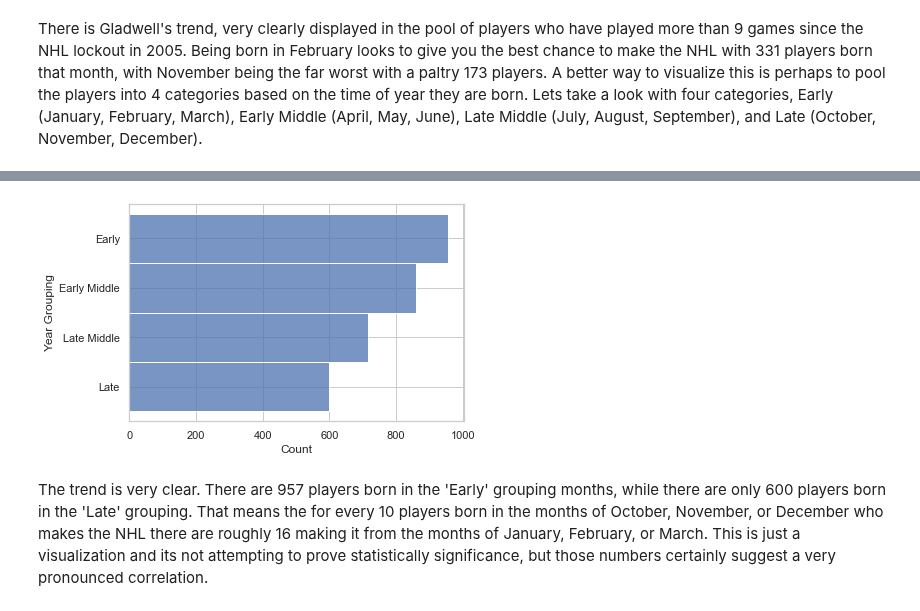
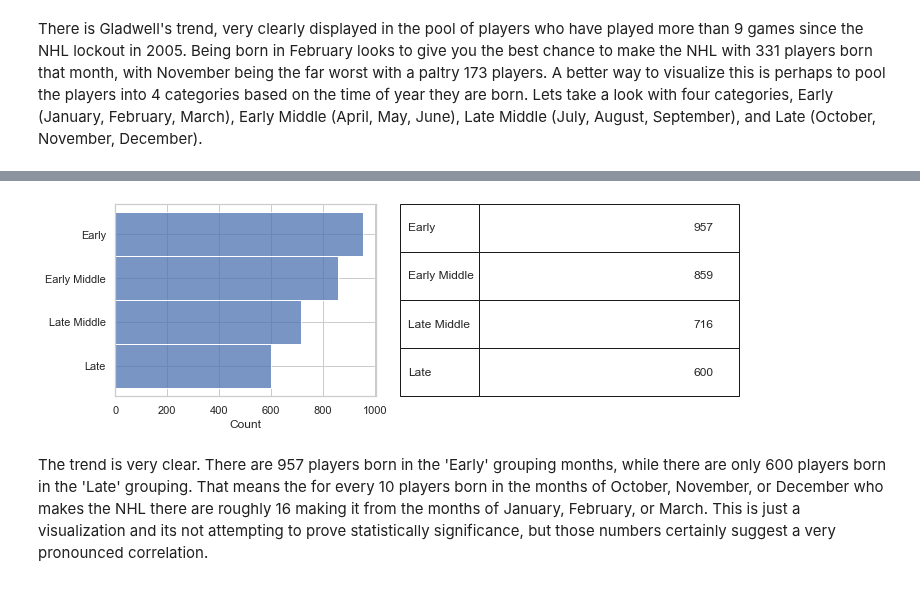
Before and after one commit to JackStaples/jcrs-blog, a Jupyter notebook: _notebooks/2021-10-25-nhldatatest.ipynb, the cells around one changed output, grey strips where cells are left out. Drawn from its saved outputs; the diff is of its cells as text; code cells hidden in the pictures.

Commit message:
Make figures more readable

```diff
--- a/_notebooks/2021-10-25-nhldatatest.ipynb
+++ b/_notebooks/2021-10-25-nhldatatest.ipynb
@@ -100,0 +95,25 @@ ax = sb.histplot(y="birth month", data=players_df)
+# %%
+#hide_input
+import seaborn as sb
+
+#hide_input
+import matplotlib.pyplot as plt
+
+yearly_grouping_df = pd.DataFrame(players_df['birth month'].value_counts(sort=False))
+
+plt.rcParams["figure.autolayout"] = True
+
+fig = plt.figure(figsize=(10,5))
+
+ax1 = fig.add_subplot(122)
+ax1.axis('off')
+mpl_table = ax1.table(cellText =yearly_grouping_df.values, bbox=bbox, rowLabels=yearly_grouping_df.index)
+
+ax2 = fig.add_subplot(121)
+hist = sb.histplot(y='birth month', data=players_df, ax=ax2)
+hist.set(ylabel=None)
+hist.set(xlabel=None)
+hist.margins(x=0)
+
+
+plt.show()
@@ -111,7 +124,24 @@ pd.DataFrame(players_df['Year Grouping'].value_counts(sort=False))
-# %%
-ax = sb.histplot(y='Year Grouping', data=players_df)
-# %% [output]
-[figure, removed]
+# %%
+### hide_input
+import matplotlib.pyplot as plt
+
+yearly_grouping_df = pd.DataFrame(players_df['Year Grouping'].value_counts(sort=False))
+
+plt.rcParams["figure.autolayout"] = True
+
+fig = plt.figure(figsize=(10,3.5))
+
+ax1 = fig.add_subplot(122)
+ax1.axis('off')
+mpl_table = ax1.table(cellText =yearly_grouping_df.values, bbox=bbox, rowLabels=yearly_grouping_df.index)
+
+ax2 = fig.add_subplot(121)
+hist = sb.histplot(y='Year Grouping', data=players_df, ax=ax2)
+hist.set(ylabel=None)
+
+plt.show()
+# %% [output]
+[figure, added]
 # %% [markdown]
 The trend is very clear. There are 957 players born in the 'Early' grouping months, while there are only 600 players born in the 'Late' grouping. That means the for every 10 players  born in the months of October, November, or December who makes the NHL there are roughly 16 making it from the months of January, February, or March. This is just a visualization and its not attempting to prove statistically significance, but those numbers certainly suggest a very
 pronounced correlation.
```
Also changed, not shown: parts of 4 cells of this notebook, 1 other file.
